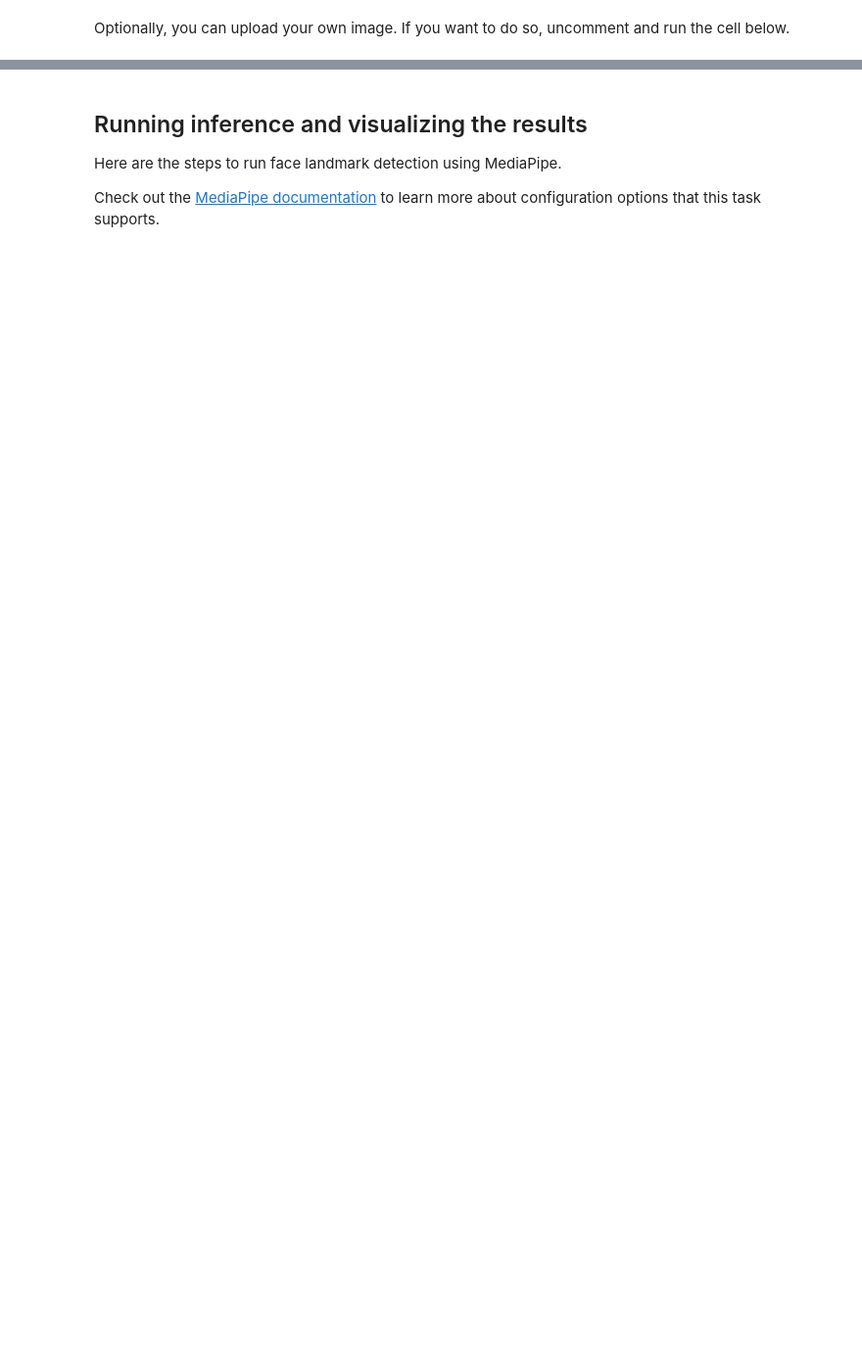
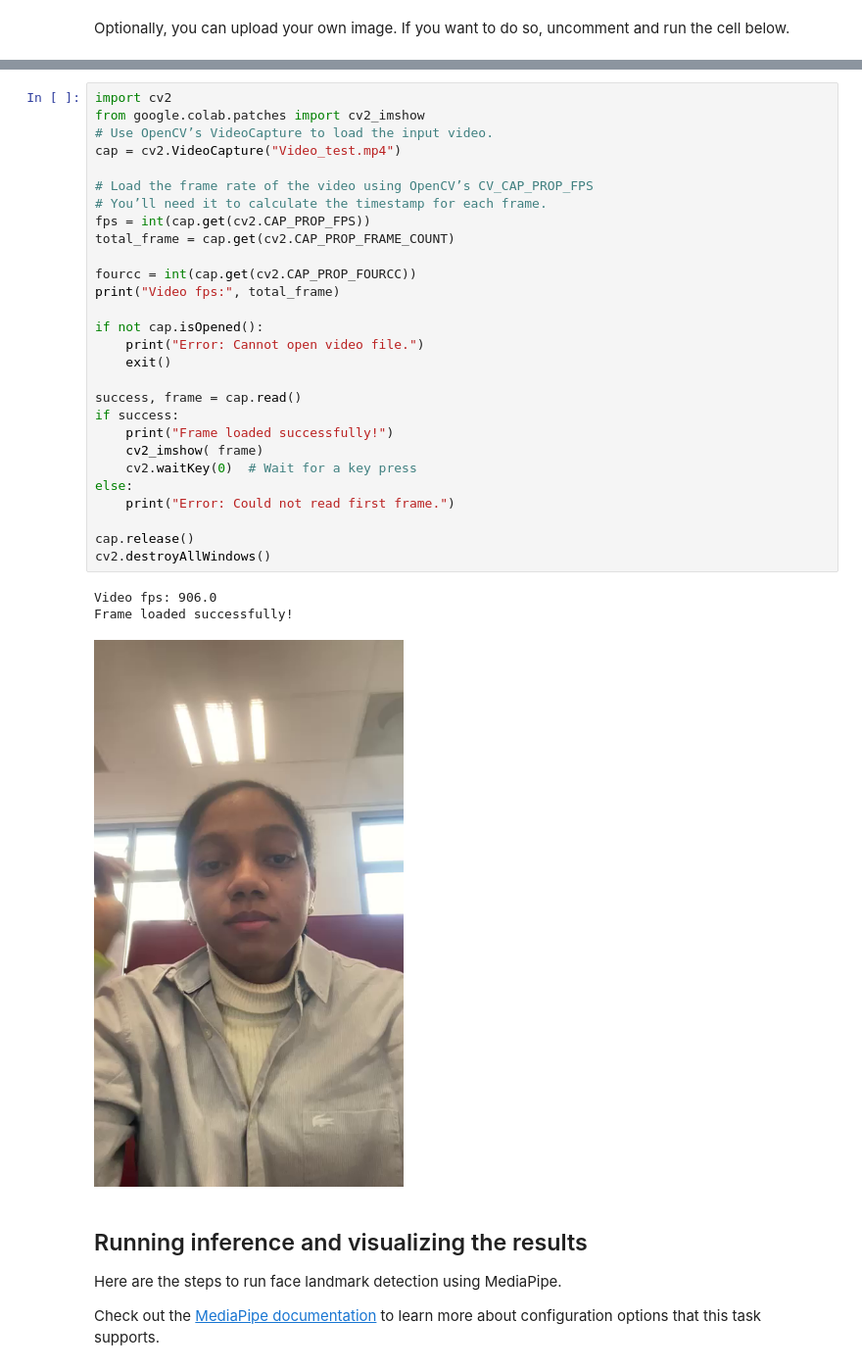
Before and after one commit to Ilian-Siham/Face_LandMark_extraction_video, a Jupyter notebook: examples/face_landmarker/python/[MediaPipe_Python_Tasks]_Face_Landmarker.ipynb, the cells around one changed output, grey strips where cells are left out. Shown: that part at 98% size. Cells and saved outputs as stored; diff of their text form; blank space fills up the shorter version.

```diff
--- a/examples/face_landmarker/python/[MediaPipe_Python_Tasks]_Face_Landmarker.ipynb
+++ b/examples/face_landmarker/python/[MediaPipe_Python_Tasks]_Face_Landmarker.ipynb
@@ -138,3 +138,35 @@ import cv2
+# %%
+import cv2
+from google.colab.patches import cv2_imshow
+# Use OpenCV’s VideoCapture to load the input video.
+cap = cv2.VideoCapture("Video_test.mp4")
+
+# Load the frame rate of the video using OpenCV’s CV_CAP_PROP_FPS
+# You’ll need it to calculate the timestamp for each frame.
+fps = int(cap.get(cv2.CAP_PROP_FPS))
+total_frame = cap.get(cv2.CAP_PROP_FRAME_COUNT)
+
+fourcc = int(cap.get(cv2.CAP_PROP_FOURCC))
+print("Video fps:", total_frame)
+
+if not cap.isOpened():
+    print("Error: Cannot open video file.")
+    exit()
+
+success, frame = cap.read()
+if success:
+    print("Frame loaded successfully!")
+    cv2_imshow( frame)
+    cv2.waitKey(0)  # Wait for a key press
+else:
+    print("Error: Could not read first frame.")
+
+cap.release()
+cv2.destroyAllWindows()
+# %% [output]
+Video fps: 906.0
+Frame loaded successfully!
+[figure, added]
 # %% [markdown]
 ## Running inference and visualizing the results
 
```
Also changed, not shown: parts of 5 cells of this notebook.
